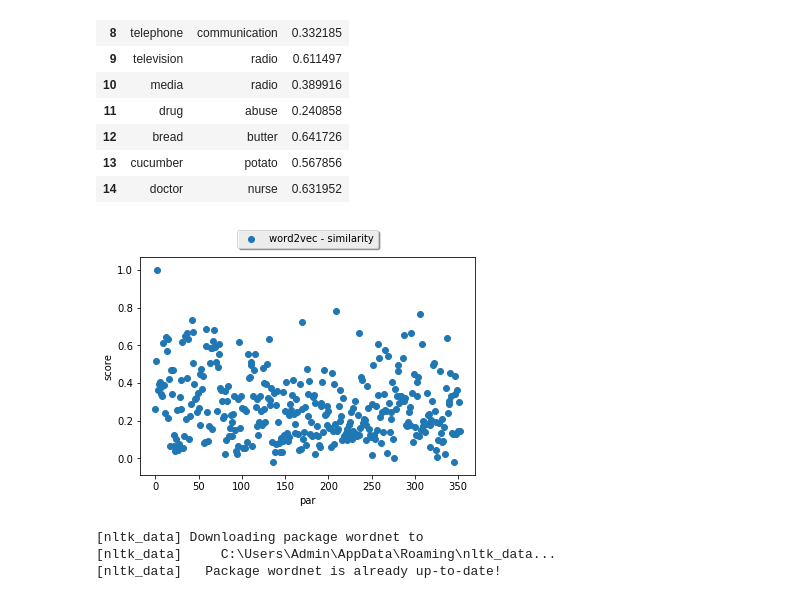
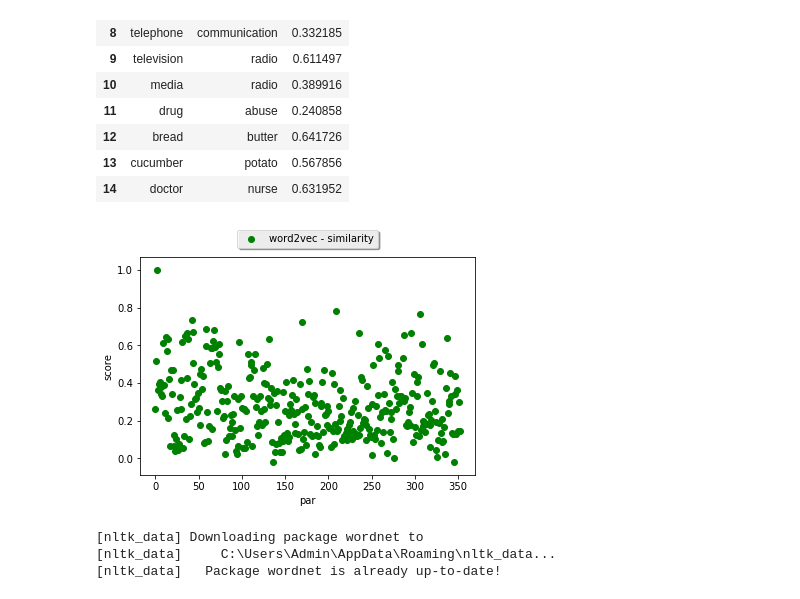
Before and after one commit to barbeiton/tpscd, a Jupyter notebook: tp6/tp6_3.ipynb, the cells around one changed output. Cells and saved outputs as stored; diff of their text form; code cells hidden in the pictures.

```diff
--- a/tp6/tp6_3.ipynb
+++ b/tp6/tp6_3.ipynb
@@ -131,14 +133,14 @@ wx3 = df3.loc[:,['score']]
 wy3 = list(range(0, len(wx3)))
 # %%
 plt.figure()
-plt.scatter(wy3, wx3, label = "word2vec - similarity")
+plt.scatter(wy3, wx3, label = "word2vec - similarity", color='g')
 plt.legend(loc='upper center', bbox_to_anchor=(0.5, 1.15),fancybox=True, shadow=True, ncol=6)
 plt.xlabel('par')
 plt.ylabel('score')
 plt.show()
 plt.close()
 # %% [output]
-[figure, old version]
+[figure, new version]
 # %%
 from nltk.corpus import wordnet
 # %%
```
Also changed, not shown: parts of 16 cells of this notebook.
